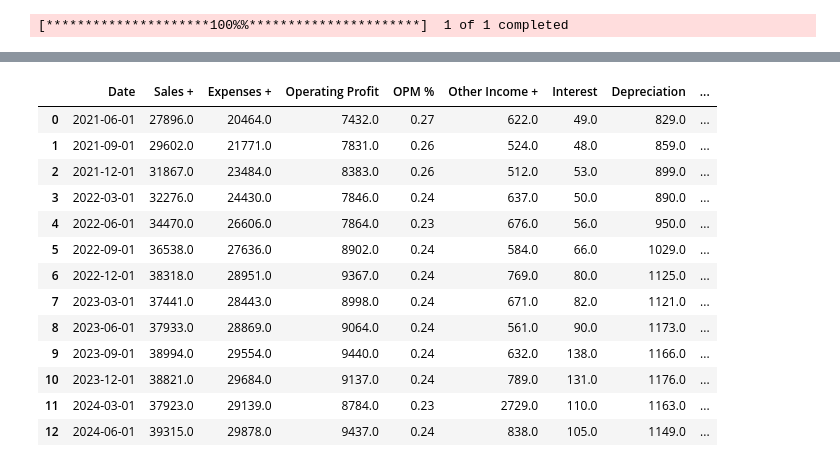
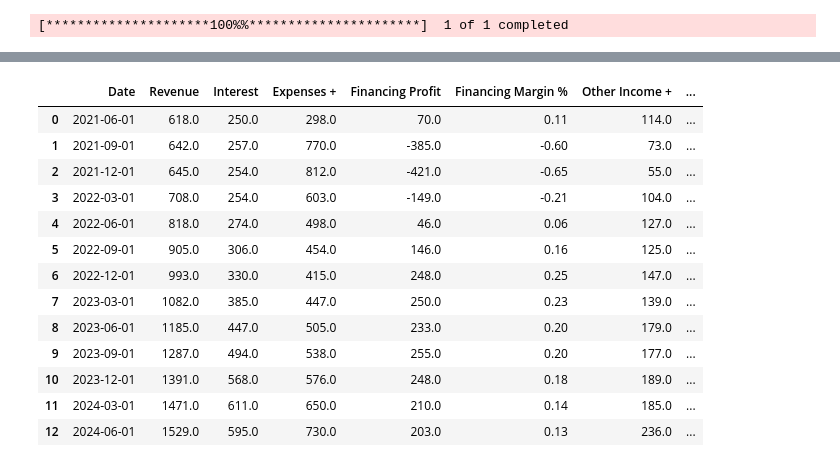
Before and after one commit to isouravsharma/Fin, a Jupyter notebook: Fundamental/Quater_vs_price.ipynb, the cells around one changed output, grey strips where cells are left out. Drawn from its saved outputs; the diff is of its cells as text; code cells hidden in the pictures.

```diff
--- a/Fundamental/Quater_vs_price.ipynb
+++ b/Fundamental/Quater_vs_price.ipynb
@@ -33,23 +33,23 @@ yf_data
 1144 rows × 6 columns
 # %%
-q_data = pd.read_csv("../../data/infy_quarterly.csv")
-q_data= q_data.rename(columns={'Close':'Date'})
+q_data = pd.read_csv("../../data/ujjivan.csv")
+# q_data= q_data.rename(columns={'Close':'Date'})
 q_data
 # %% [output]
-|  | Date | Sales + | Expenses + | Operating Profit | OPM % | Other Income + | Interest | Depreciation | ... |
-| 0 | 2021-06-01 | 27896.0 | 20464.0 | 7432.0 | 0.27 | 622.0 | 49.0 | 829.0 | ... |
-| 1 | 2021-09-01 | 29602.0 | 21771.0 | 7831.0 | 0.26 | 524.0 | 48.0 | 859.0 | ... |
-| 2 | 2021-12-01 | 31867.0 | 23484.0 | 8383.0 | 0.26 | 512.0 | 53.0 | 899.0 | ... |
-| 3 | 2022-03-01 | 32276.0 | 24430.0 | 7846.0 | 0.24 | 637.0 | 50.0 | 890.0 | ... |
-| 4 | 2022-06-01 | 34470.0 | 26606.0 | 7864.0 | 0.23 | 676.0 | 56.0 | 950.0 | ... |
-| 5 | 2022-09-01 | 36538.0 | 27636.0 | 8902.0 | 0.24 | 584.0 | 66.0 | 1029.0 | ... |
-| 6 | 2022-12-01 | 38318.0 | 28951.0 | 9367.0 | 0.24 | 769.0 | 80.0 | 1125.0 | ... |
-| 7 | 2023-03-01 | 37441.0 | 28443.0 | 8998.0 | 0.24 | 671.0 | 82.0 | 1121.0 | ... |
-| 8 | 2023-06-01 | 37933.0 | 28869.0 | 9064.0 | 0.24 | 561.0 | 90.0 | 1173.0 | ... |
-| 9 | 2023-09-01 | 38994.0 | 29554.0 | 9440.0 | 0.24 | 632.0 | 138.0 | 1166.0 | ... |
-| 10 | 2023-12-01 | 38821.0 | 29684.0 | 9137.0 | 0.24 | 789.0 | 131.0 | 1176.0 | ... |
-| 11 | 2024-03-01 | 37923.0 | 29139.0 | 8784.0 | 0.23 | 2729.0 | 110.0 | 1163.0 | ... |
-| 12 | 2024-06-01 | 39315.0 | 29878.0 | 9437.0 | 0.24 | 838.0 | 105.0 | 1149.0 | ... |
+|  | Date | Revenue | Interest | Expenses + | Financing Profit | Financing Margin % | Other Income + | ... |
+| 0 | 2021-06-01 | 618.0 | 250.0 | 298.0 | 70.0 | 0.11 | 114.0 | ... |
+| 1 | 2021-09-01 | 642.0 | 257.0 | 770.0 | -385.0 | -0.60 | 73.0 | ... |
+| 2 | 2021-12-01 | 645.0 | 254.0 | 812.0 | -421.0 | -0.65 | 55.0 | ... |
+| 3 | 2022-03-01 | 708.0 | 254.0 | 603.0 | -149.0 | -0.21 | 104.0 | ... |
+| 4 | 2022-06-01 | 818.0 | 274.0 | 498.0 | 46.0 | 0.06 | 127.0 | ... |
+| 5 | 2022-09-01 | 905.0 | 306.0 | 454.0 | 146.0 | 0.16 | 125.0 | ... |
+| 6 | 2022-12-01 | 993.0 | 330.0 | 415.0 | 248.0 | 0.25 | 147.0 | ... |
+| 7 | 2023-03-01 | 1082.0 | 385.0 | 447.0 | 250.0 | 0.23 | 139.0 | ... |
+| 8 | 2023-06-01 | 1185.0 | 447.0 | 505.0 | 233.0 | 0.20 | 179.0 | ... |
+| 9 | 2023-09-01 | 1287.0 | 494.0 | 538.0 | 255.0 | 0.20 | 177.0 | ... |
+| 10 | 2023-12-01 | 1391.0 | 568.0 | 576.0 | 248.0 | 0.18 | 189.0 | ... |
+| 11 | 2024-03-01 | 1471.0 | 611.0 | 650.0 | 210.0 | 0.14 | 185.0 | ... |
+| 12 | 2024-06-01 | 1529.0 | 595.0 | 730.0 | 203.0 | 0.13 | 236.0 | ... |
 # %%
 # q_data = q_data.dropna(axis=1)
 yf_data = pd.DataFrame(yf_data['Close'])
```
Also changed, not shown: parts of 13 cells of this notebook, 1 other file.
